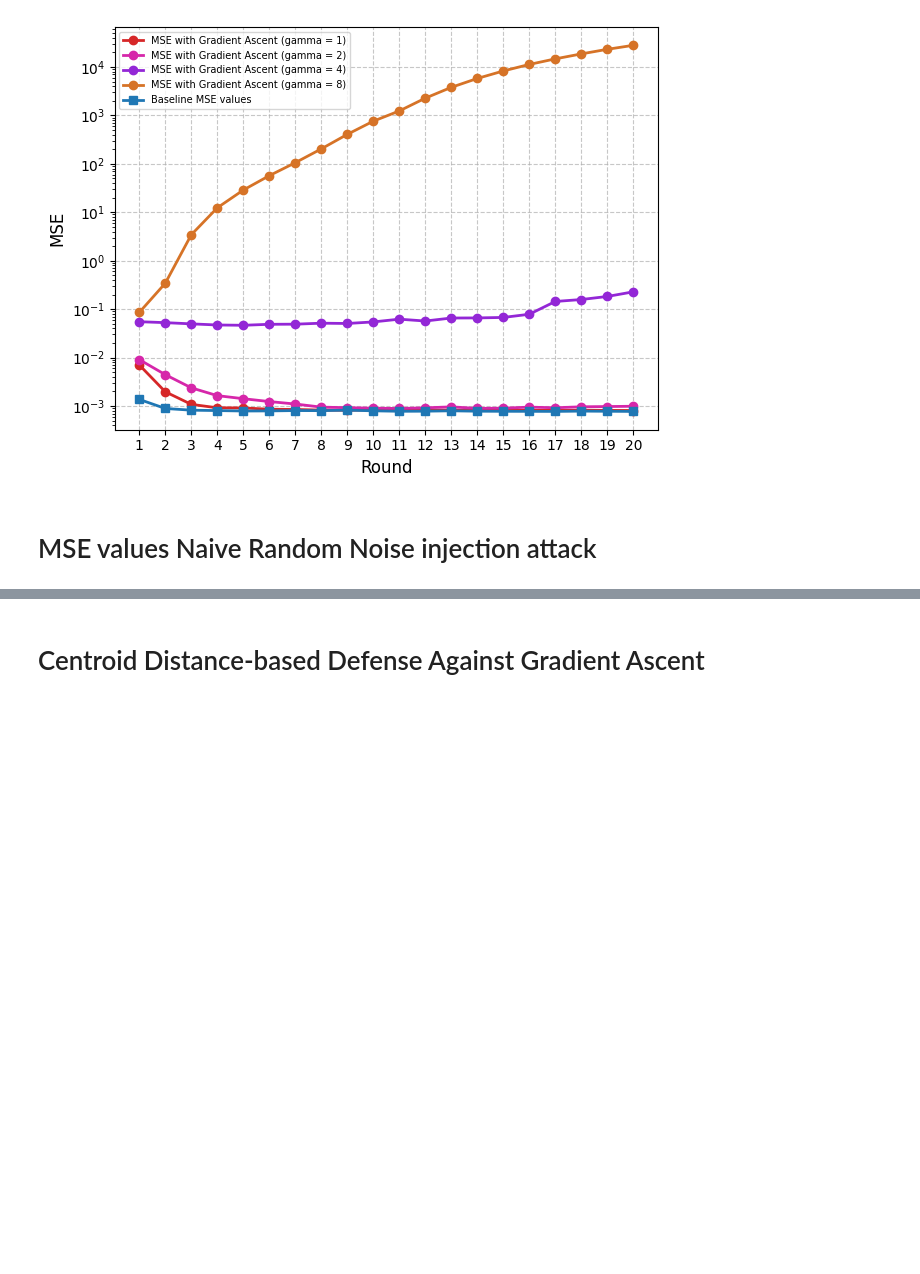
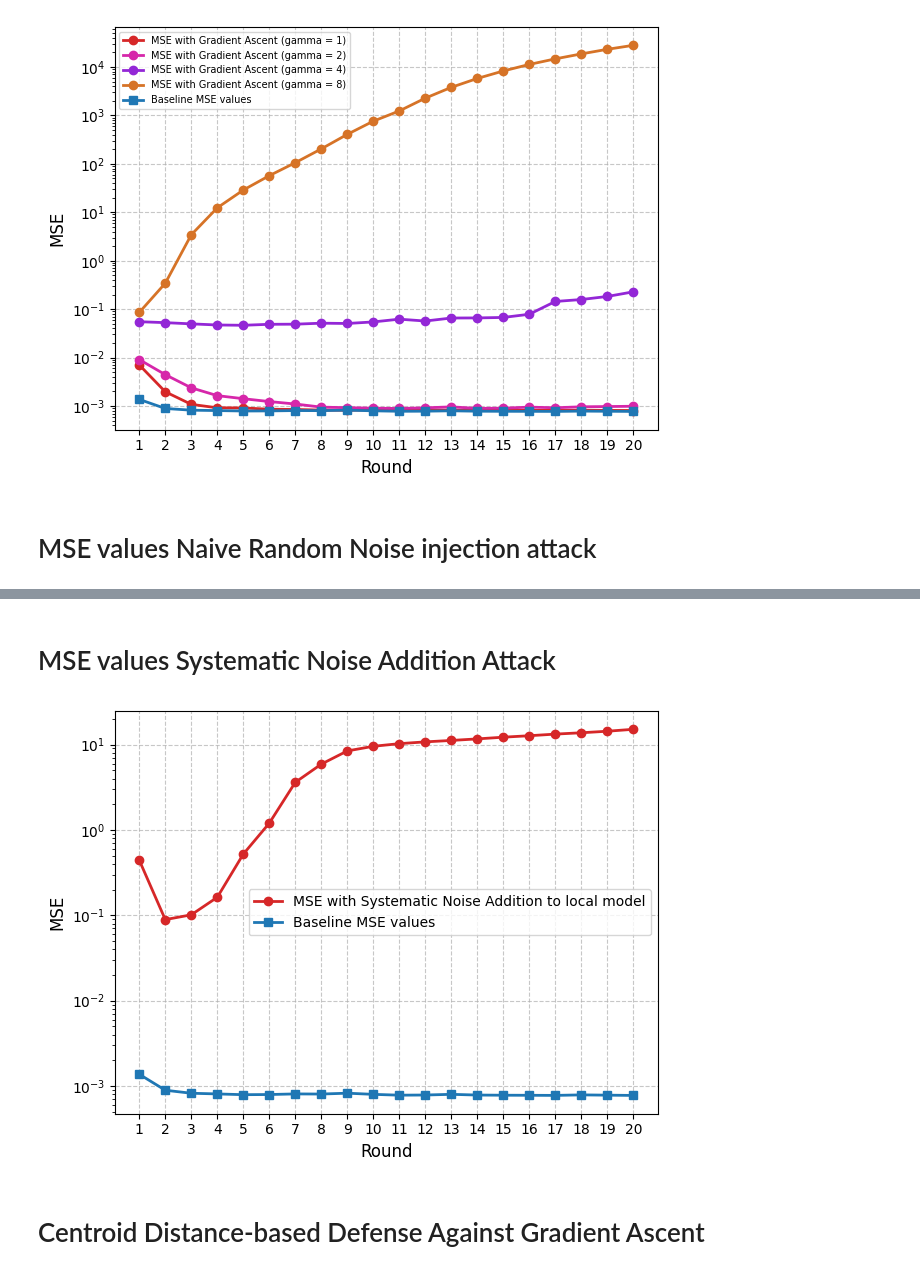
Before and after one commit to LombardiGiacomo/master-thesis-fl-poisoning-simulated-annealing, a Jupyter notebook: graphs.ipynb, the cells around one changed output, grey strips where cells are left out. Saved outputs shown, nothing was run; the diff lists cells and outputs as text; code cells hidden in the pictures; blank space fills up the shorter version.

```diff
--- a/graphs.ipynb
+++ b/graphs.ipynb
@@ -354,3 +359,53 @@ plt.show()
+# %% [markdown]
+# MSE values Systematic Noise Addition Attack
+# %%
+import matplotlib.pyplot as plt
+import numpy as np
+
+rounds = np.arange(1,21)
+
+mse_values_noAttack = [0.001370105058631681, 0.000890812990860611, 0.000821137497785103, 0.0008063640346719134, 0.0007898362585679854, 0.0007932692792776566,
+              0.0008064795841273278, 0.000803614018765738, 0.0008225315287064925, 0.0007971710859529372, 0.0007794800321526683,
+              0.0007828803893108047, 0.0007975449848923036, 0.0007822476201485726, 0.0007786516663345652, 0.0007772868253790727,
+              0.0007748275132870497, 0.0007857980692038699, 0.0007797923370196928, 0.0007744915551444115]
+
+mse_randomnoise = [1.0775, 0.12269, 0.11648, 0.91159, 0.10502, 0.93821, 0.39897, 0.26608,
+       0.16365, 0.23817, 0.32099, 0.59457, 1.1031, 1.2348, 0.70359, 0.39947, 1.8976, 0.16716, 2.3399, 0.54072]
+
+mse_systematicnoise = [0.44125, 0.088913, 0.10121, 0.16247, 0.52072, 1.2002, 3.6105, 5.8982, 8.4223, 9.5494, 10.248, 10.757, 11.179, 11.656, 12.205, 12.698, 13.263, 13.751, 14.337, 15.098]
+
+
+# 2. Disegna la prima linea
+#plt.plot(rounds, mse_randomnoise, marker='o', color='#d62728',
+#         linewidth=2, label='MSE with Random Noise Addition to local model')
+
+plt.plot(rounds, mse_systematicnoise, marker='o', color="#d62728",
+         linewidth=2, label='MSE with Systematic Noise Addition to local model')
+
+# 3. Disegna la seconda linea (Distance-based)
+plt.plot(rounds, mse_values_noAttack, marker='s', color='#1f77b4',
+         linewidth=2, label='Baseline MSE values')
+
+# 4. Etichette e Titolo
+plt.xlabel("Round", fontsize=12)
+plt.ylabel("MSE", fontsize=12)
+plt.title("", fontsize=14)
+
+# 5. Formattazione
+plt.xticks(range(1, 21))
+plt.grid(True, linestyle='--', alpha=0.7) # griglia tratteggiata
+
+# 6. Mostra la legenda
+plt.legend(fontsize=10)
+
+plt.yscale('log')
+
+# 7. Salva e mostra a schermo
+plt.tight_layout()
+plt.savefig("./GraphsImages/MSE_comparison_Baseline&SystematicNoiseInjection.png", dpi=300)
+plt.show()
+# %% [output]
+[figure, added]
 # %% [markdown]
 # Centroid Distance-based Defense Against Gradient Ascent
 # %%
```
Also changed, not shown: parts of 9 cells of this notebook, 6 other files.
